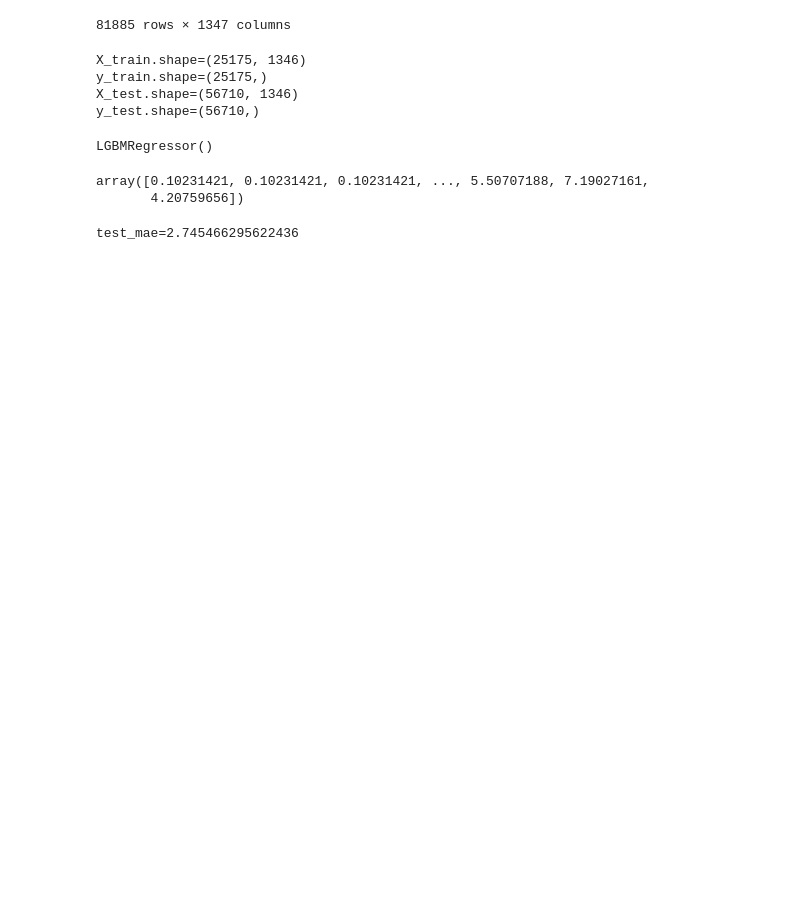
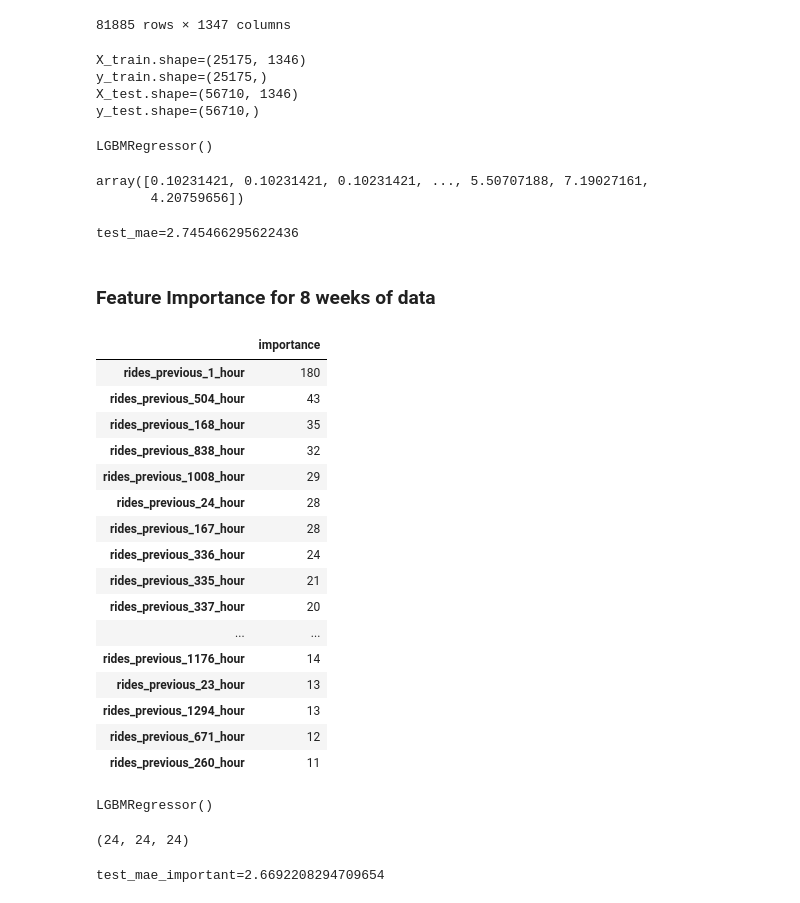
Before and after one commit to bormaley999/taxi_demand_predictor, a Jupyter notebook: notebooks/08_lightgbm_model.ipynb, the cells around one changed output. Cells and saved outputs as stored; diff of their text form; code cells hidden in the pictures; blank space fills up the shorter version.

```diff
--- a/notebooks/08_lightgbm_model.ipynb
+++ b/notebooks/08_lightgbm_model.ipynb
@@ -136,3 +225,55 @@ test_mae = mean_absolute_error(y_test, predictions)
 print(f'{test_mae=}')
 # %% [output]
 test_mae=2.745466295622436
+# %% [markdown]
+### Feature Importance for 8 weeks of data
+# %%
+# feature importance
+import numpy as np
+
+feature_importance = pd.DataFrame(
+    model.feature_importances_,
+    index=X_train_only_numeric.columns,
+    columns=['importance']
+)
+feature_importance.sort_values('importance', ascending=False, inplace=True)
+feature_importance.head(20)
+# %% [output]
+|  | importance |
+| rides_previous_1_hour | 180 |
+| rides_previous_504_hour | 43 |
+| rides_previous_168_hour | 35 |
+| rides_previous_838_hour | 32 |
+| rides_previous_1008_hour | 29 |
+| rides_previous_24_hour | 28 |
+| rides_previous_167_hour | 28 |
+| rides_previous_336_hour | 24 |
+| rides_previous_335_hour | 21 |
+| rides_previous_337_hour | 20 |
+| ... | ... |
+| rides_previous_1176_hour | 14 |
+| rides_previous_23_hour | 13 |
+| rides_previous_1294_hour | 13 |
+| rides_previous_671_hour | 12 |
+| rides_previous_260_hour | 11 |
+# %%
+# use only important features in the model and retrain
+important_features = feature_importance[feature_importance['importance'] > 10].index # for XGBOOST > 0.001
+X_train_important = X_train[important_features]
+X_test_important = X_test[important_features]
+
+model_important = lgb.LGBMRegressor()
+model_important.fit(X_train_important, y_train)
+# %% [output]
+LGBMRegressor()
+# %%
+important_features.size, X_train_important.shape[1], X_test_important.shape[1]
+# %% [output]
+(24, 24, 24)
+# %%
+# evaluate the model
+predictions_important = model_important.predict(X_test_important)
+test_mae_important = mean_absolute_error(y_test, predictions_important)
+print(f'{test_mae_important=}')
+# %% [output]
+test_mae_important=2.6692208294709654
```
Also changed, not shown: parts of 10 cells of this notebook.
